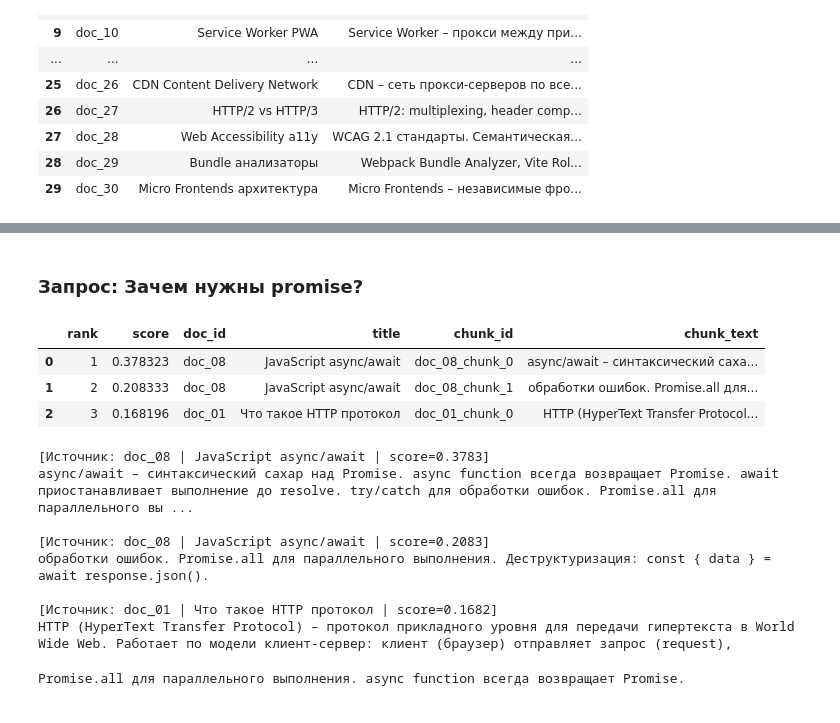
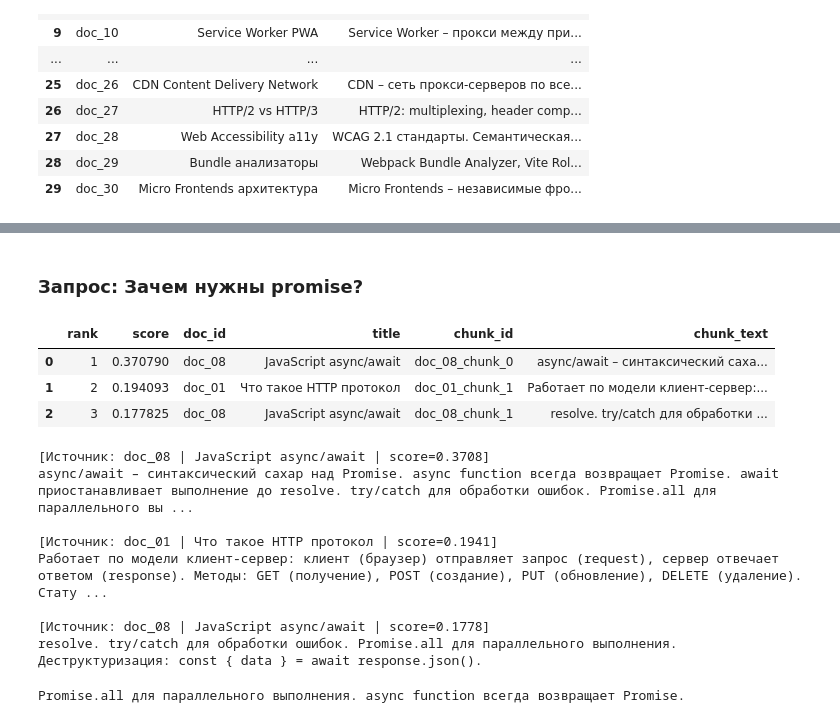
Before and after one commit to reborn-type/aie-gr3-stud-repos, a Jupyter notebook: homeworks/HW14/HW14.ipynb, the cells around one changed output, grey strips where cells are left out. Cells and saved outputs as stored; diff of their text form; code cells hidden in the pictures.

```diff
--- a/homeworks/HW14/HW14.ipynb
+++ b/homeworks/HW14/HW14.ipynb
@@ -752,7 +744,7 @@ def build_chunks(
 
 
 @dataclass
-class RetrievalArtifacts:
+class RetrieverArtifacts:
     backend_name: str
     backend: EmbeddingBackend
     chunks_df: pd.DataFrame
@@ -765,7 +757,7 @@ def build_retriever(
     chunk_size: int = 40,
     overlap: int = 10,
     device: str = "cpu",
-) -> RetrievalArtifacts:
+) -> RetrieverArtifacts:
     chunks = build_chunks(docs, chunk_size=chunk_size, overlap=overlap)
     chunks_df = pd.DataFrame(chunks)
 
@@ -778,7 +770,7 @@ def build_retriever(
     index = faiss.IndexFlatIP(chunk_vectors.shape[1])
     index.add(chunk_vectors)
 
-    return RetrievalArtifacts(
+    return RetrieverArtifacts(
         backend_name=backend.backend_name,
         backend=backend,
         chunks_df=chunks_df,
@@ -789,7 +781,7 @@ def build_retriever(
 
 def search_chunks(
     query: str,
-    artifacts: RetrievalArtifacts,
+    artifacts: RetrieverArtifacts,
     top_k: int = 3,
 ) -> pd.DataFrame:
     query_vector = artifacts.backend.encode_queries([query]).astype("float32")
@@ -824,7 +816,7 @@ def unique_doc_order(result_df: pd.DataFrame) -> List[str]:
 def evaluate_query(
     query: str,
     relevant_doc_ids: List[str],
-    artifacts: RetrievalArtifacts,
+    artifacts: RetrieverArtifacts,
     top_k: int = 3,
 ) -> Dict[str, object]:
     result_df = search_chunks(query, artifacts=artifacts, top_k=top_k)
@@ -853,7 +845,7 @@ def evaluate_query(
 
 def evaluate_benchmark(
     benchmark_rows: List[Dict[str, object]],
-    artifacts: RetrievalArtifacts,
+    artifacts: RetrieverArtifacts,
     top_k: int = 3,
 ) -> pd.DataFrame:
     rows = []
@@ -1126,25 +1193,25 @@ def build_context_from_retrieval(query: str, artifacts: RetrieverArtifacts, top_
     return context, retrieved
 # %%
 query = "Зачем нужны promise?"
-context, retrieved_df = build_context_from_retrieval(query, artifacts=artifacts, top_k=3)
+context, retrieved_df = build_context_from_retrieval(query, artifacts=artifacts_1, top_k=3)
 
 display(Markdown(f"### Запрос: {query}"))
 display(retrieved_df)
 print(context)
 # %% [output]
 ### Запрос: Зачем нужны promise?
 |  | rank | score | doc_id | title | chunk_id | chunk_text |
-| 0 | 1 | 0.378323 | doc_08 | JavaScript async/await | doc_08_chunk_0 | async/await – синтаксический саха... |
-| 1 | 2 | 0.208333 | doc_08 | JavaScript async/await | doc_08_chunk_1 | обработки ошибок. Promise.all для... |
-| 2 | 3 | 0.168196 | doc_01 | Что такое HTTP протокол | doc_01_chunk_0 | HTTP (HyperText Transfer Protocol... |
+| 0 | 1 | 0.370790 | doc_08 | JavaScript async/await | doc_08_chunk_0 | async/await – синтаксический саха... |
+| 1 | 2 | 0.194093 | doc_01 | Что такое HTTP протокол | doc_01_chunk_1 | Работает по модели клиент-сервер:... |
+| 2 | 3 | 0.177825 | doc_08 | JavaScript async/await | doc_08_chunk_1 | resolve. try/catch для обработки ... |
-[Источник: doc_08 | JavaScript async/await | score=0.3783]
+[Источник: doc_08 | JavaScript async/await | score=0.3708]
 async/await – синтаксический сахар над Promise. async function всегда возвращает Promise. await приостанавливает выполнение до resolve. try/catch для обработки ошибок. Promise.all для параллельного вы ...
 
-[Источник: doc_08 | JavaScript async/await | score=0.2083]
-обработки ошибок. Promise.all для параллельного выполнения. Деструктуризация: const { data } = await response.json().
+[Источник: doc_01 | Что такое HTTP протокол | score=0.1941]
+Работает по модели клиент-сервер: клиент (браузер) отправляет запрос (request), сервер отвечает ответом (response). Методы: GET (получение), POST (создание), PUT (обновление), DELETE (удаление). Стату ...
 
-[Источник: doc_01 | Что такое HTTP протокол | score=0.1682]
-HTTP (HyperText Transfer Protocol) – протокол прикладного уровня для передачи гипертекста в World Wide Web. Работает по модели клиент-сервер: клиент (браузер) отправляет запрос (request),
+[Источник: doc_08 | JavaScript async/await | score=0.1778]
+resolve. try/catch для обработки ошибок. Promise.all для параллельного выполнения. Деструктуризация: const { data } = await response.json().
 # %%
 def generate_answer_from_context(query: str, context: str, max_sentences: int = 2) -> str:
     raw_lines = [line.strip() for line in context.splitlines() if line.strip()]
```
Also changed, not shown: parts of 8 cells of this notebook, 4 other files.
